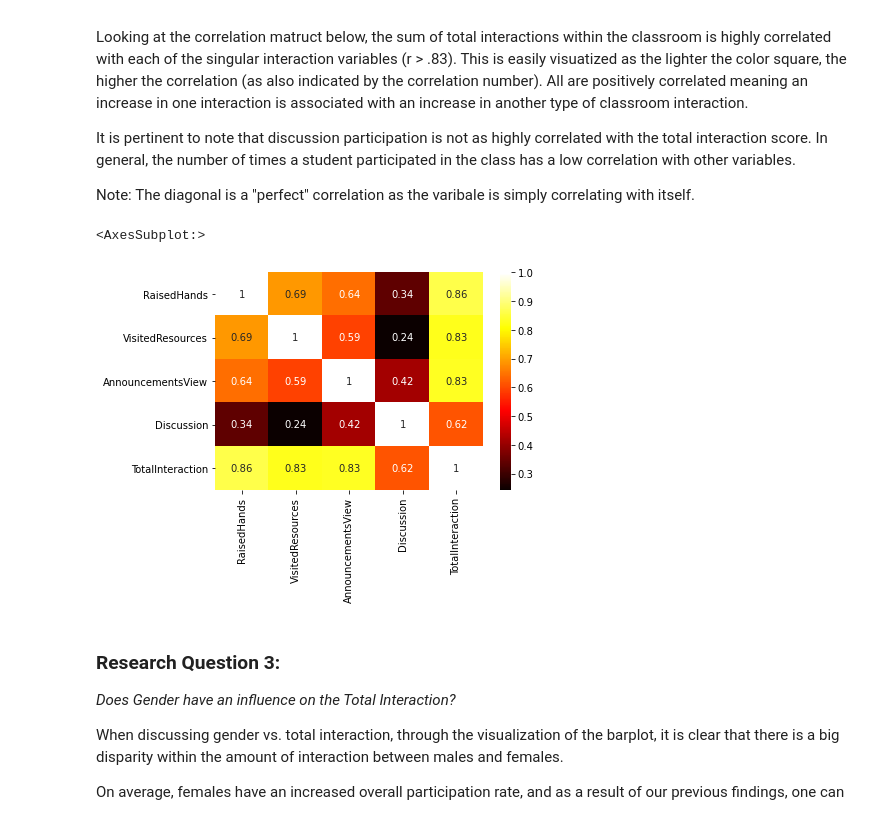
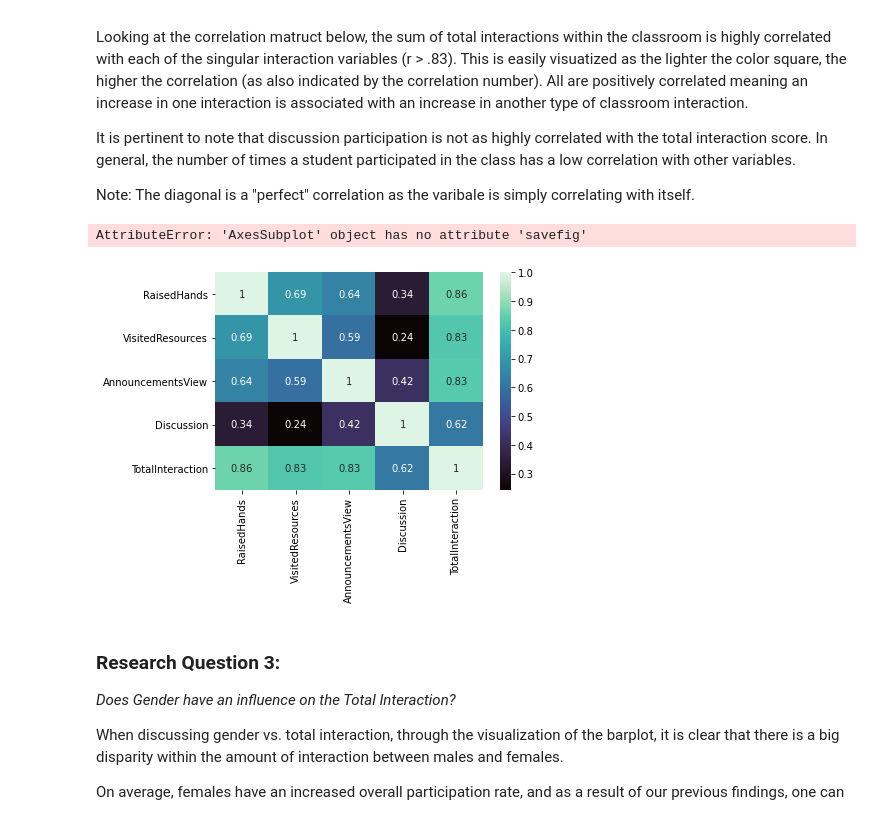
Before and after one commit to data301-2020-winter1/course-project-group_6014, a Jupyter notebook: analysis/submitted_analysis/AnalysisCode.ipynb, the cells around one changed output. Cells and saved outputs as stored; diff of their text form; code cells hidden in the pictures.

Commit message:
extracted heatmap for dashboard

```diff
--- a/analysis/submitted_analysis/AnalysisCode.ipynb
+++ b/analysis/submitted_analysis/AnalysisCode.ipynb
@@ -104,8 +104,8 @@ It is pertinent to note that discussion participation is not as highly correlate
 Note: The diagonal is a "perfect" correlation as the varibale is simply correlating with itself.
 # %%
 cor = df.corr()
-sns.heatmap(cor, xticklabels=cor.columns, yticklabels=cor.columns, annot=True,
-            cmap='hot')
+heatmap = sns.heatmap(cor, xticklabels=cor.columns, yticklabels=cor.columns, annot=True,
+            cmap='mako')
 # %% [output]
-<AxesSubplot:>
+AttributeError: 'AxesSubplot' object has no attribute 'savefig'
-[figure, old version]
+[figure, new version]
```
Also changed, not shown: parts of 1 cell of this notebook, 1 other file.
